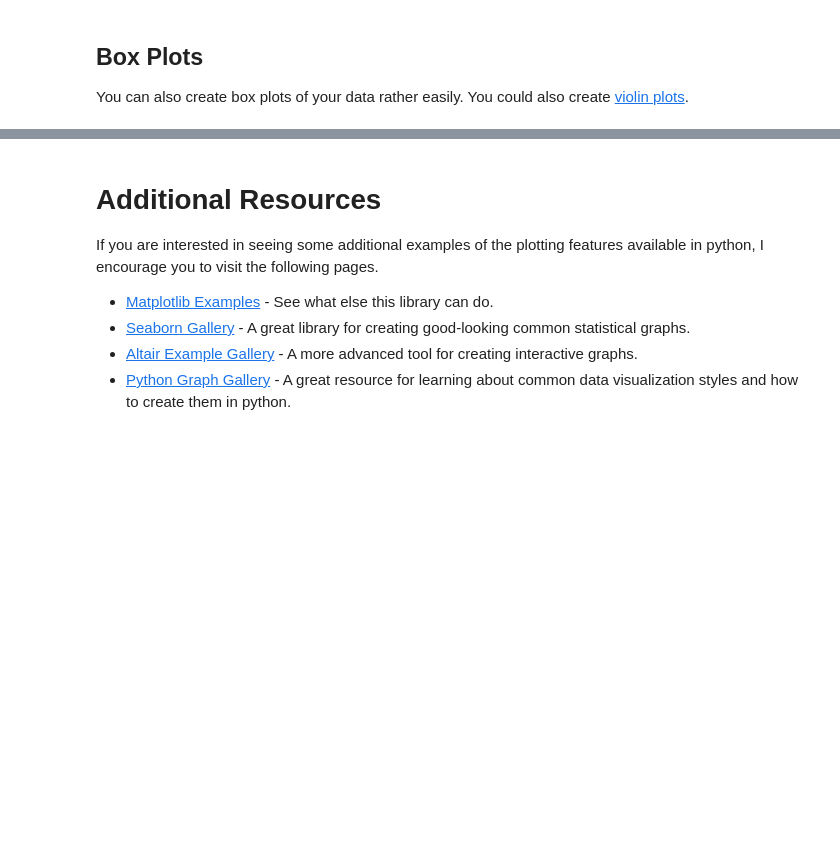
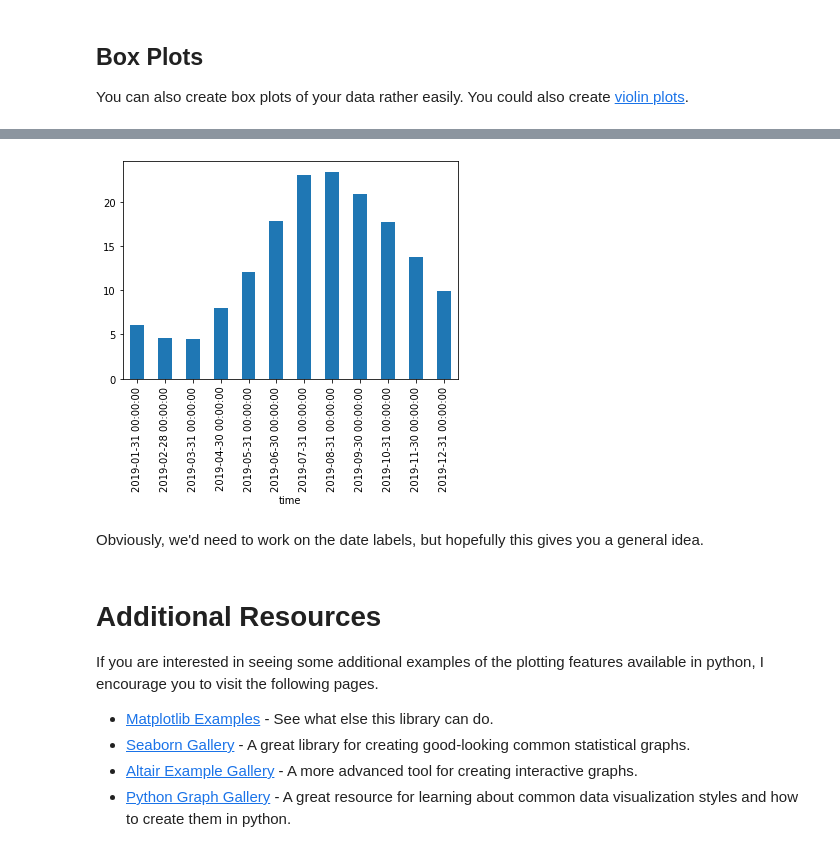
Before and after one commit to ooi-data-lab/datalab-reu-2020, a Jupyter notebook: Activity_2_Data_Visualization.ipynb, the cells around one changed output, grey strips where cells are left out. Saved outputs shown, nothing was run; the diff lists cells and outputs as text; code cells hidden in the pictures; blank space fills up the shorter version.

```diff
--- a/Activity_2_Data_Visualization.ipynb
+++ b/Activity_2_Data_Visualization.ipynb
@@ -341,3 +207,9 @@ For another example, check out this [notebook](https://github.com/ooi-data-lab/d
+# %%
+df.sea_surface_temperature.resample('M').mean().plot.bar();
+# %% [output]
+[figure, added]
+# %% [markdown]
+Obviously, we'd need to work on the date labels, but hopefully this gives you a general idea.
 # %% [markdown]
 # Additional Resources
 If you are interested in seeing some additional examples of the plotting features available in python, I encourage you to visit the following pages.
```
Also changed, not shown: parts of 51 cells of this notebook, 4 other files.
